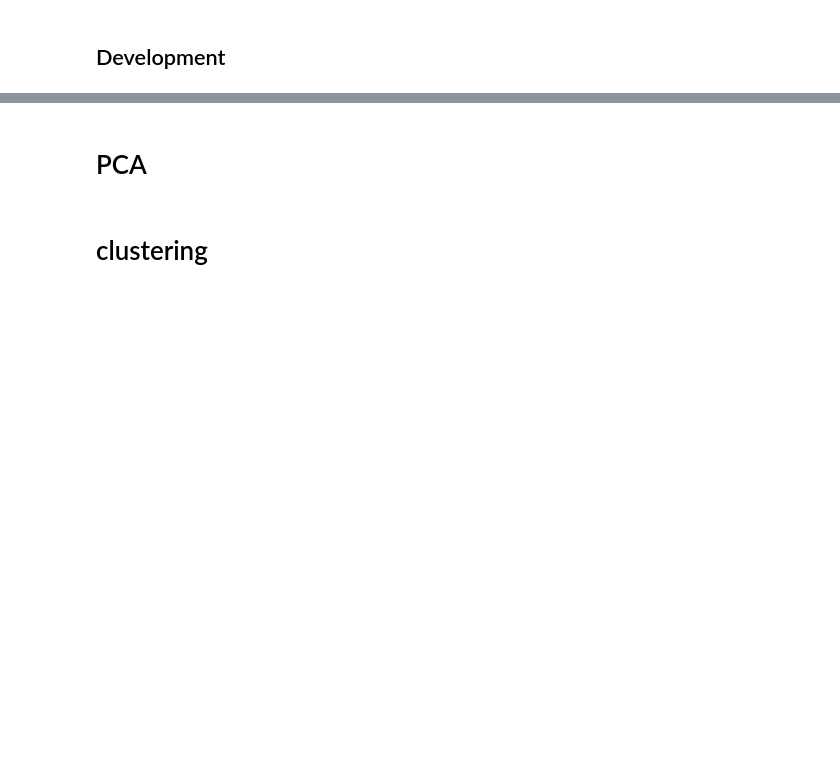
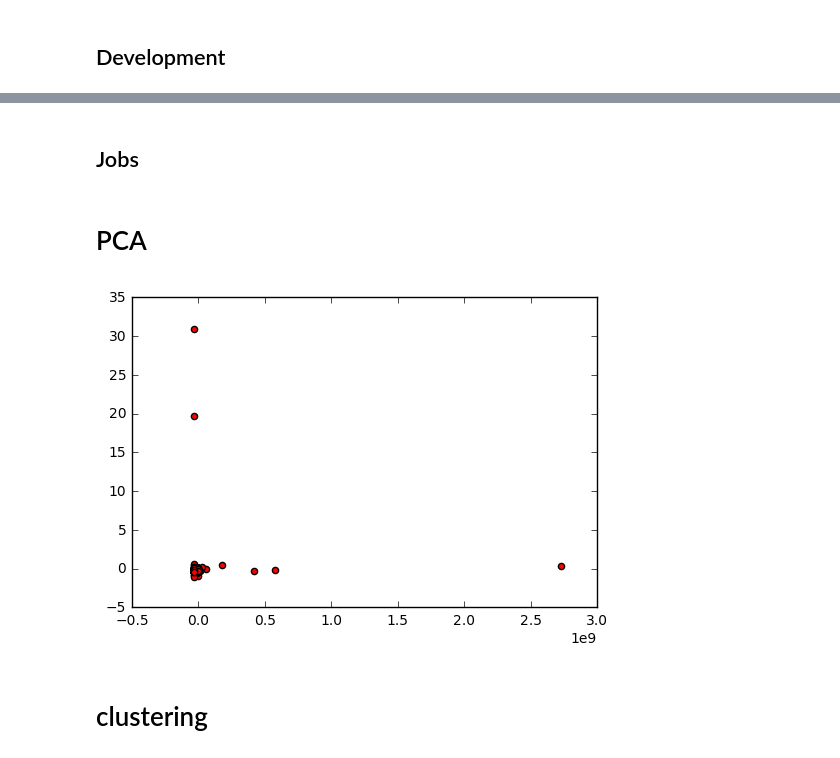
Before and after one commit to Tewi/Proyecto-Mineria-de-Datos, a Jupyter notebook: Proyecto_Data_Mining.ipynb, the cells around one changed output, grey strips where cells are left out. Drawn from its saved outputs; the diff is of its cells as text; code cells hidden in the pictures; blank space fills up the shorter version.

```diff
--- a/Proyecto_Data_Mining.ipynb
+++ b/Proyecto_Data_Mining.ipynb
@@ -131,15 +144,20 @@ outliers3 = [u'Arab World', u'Sub-Saharan Africa',
              u'East Asia & Pacific',u'East Asia & Pacific (excluding high income)',
              u'Lower middle income',u'South Asia']
 
+outliers4 = [u'IDA & IBRD total', u'IDA blend', u'IDA only', u'IDA total']
+
 for out in outliers1:
     xdata = xdata[xdata['Country Name'] != out]
-
+    d_2016 = d_2016[d_2016['Country Name'] != out]
 for out in outliers2:
     xdata = xdata[xdata['Country Name'] != out]
-
+    d_2016 = d_2016[d_2016['Country Name'] != out]
 for out in outliers3:
     xdata = xdata[xdata['Country Name'] != out]
-
-paises = xdata['Country Name'].values.tolist()
-
+    d_2016 = d_2016[d_2016['Country Name'] != out]
+for out in outliers4:
+    xdata = xdata[xdata['Country Name'] != out]
+    d_2016 = d_2016[d_2016['Country Name'] != out]
+#paises = xdata['Country Name'].values.tolist()
+paises = d_2016['Country Name'].values.tolist()
 #xdata.head()
@@ -145,0 +168,14 @@ paises = xdata['Country Name'].values.tolist()
+# %%
+d_2016_n = d_2016
+for k in range(2,len(d_2016.keys())):
+
+    llave = d_2016.keys()[k]
+    valores = d_2016[llave]
+
+    #Normalización
+    xmax = np.nanmax(valores)[0]
+    #pdb.set_trace()
+    if not np.isnan(xmax) and xmax>1.0:
+            d_2016_n[llave] = d_2016[llave]/xmax
+
+d_2016_n.head()
@@ -303,3 +406,5 @@ plt.show()
+# %% [markdown]
+## Jobs
 # %%
 from sklearn.manifold import TSNE
 X = vectors
@@ -312,23 +417,25 @@ plt.show()
 # %%
 from mpl_toolkits.mplot3d import Axes3D
 from sklearn import decomposition
 from sklearn import datasets
 
 np.random.seed(5)
 
 centers = [[1, 1], [-1, -1], [1, -1]]
 
 X = tot
-pca = decomposition.PCA(n_components=3)
+pca = decomposition.PCA(n_components=2)
 pca.fit(X)
 X = pca.transform(X)
 
 
 plt.scatter(X[:, 0], X[:, 1], c="r", cmap=plt.cm.spectral,
            edgecolor='k')
 
 
 plt.show()
+# %% [output]
+[figure, added]
 # %% [markdown]
 # clustering
 # %%
```
Also changed, not shown: parts of 36 cells of this notebook.
